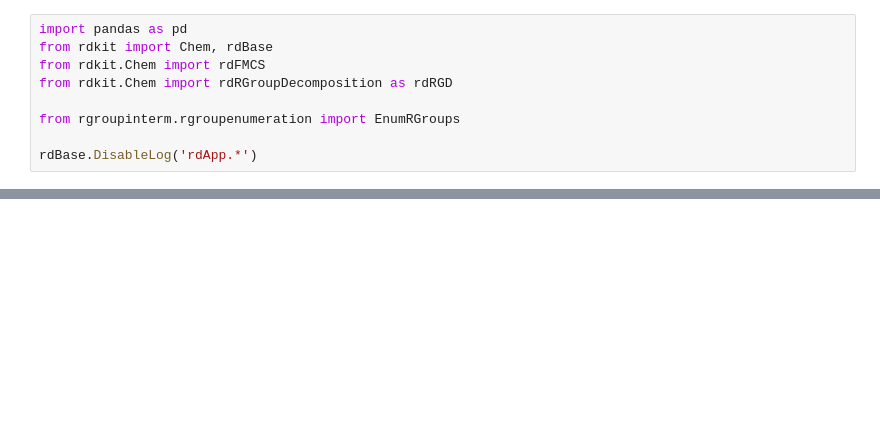
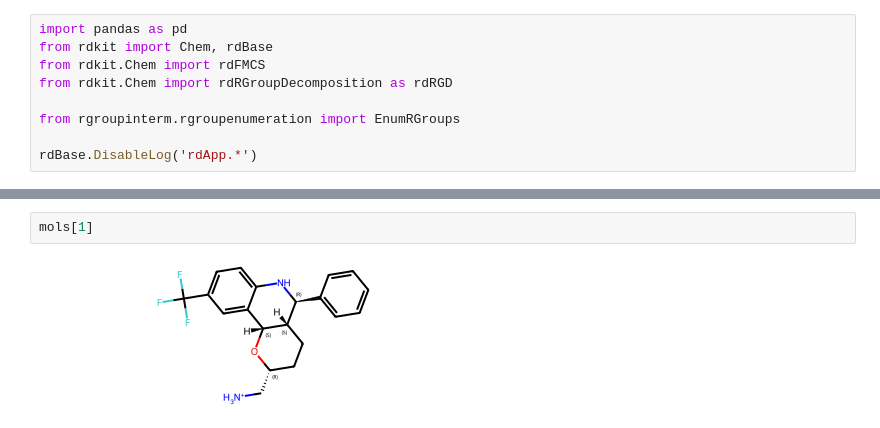
Before and after one commit to LindeSchoenmaker/IMERGE-FEP, a Jupyter notebook: preserving_chiralty.ipynb, the cells around one changed output, grey strips where cells are left out. Saved outputs shown, nothing was run; the diff lists cells and outputs as text; blank space fills up the shorter version.

```diff
--- a/preserving_chiralty.ipynb
+++ b/preserving_chiralty.ipynb
@@ -29,0 +79,4 @@ intermediates = df_interm['Intermediate'].tolist()
+# %%
+mols[1]
+# %% [output]
+[figure, added]
```
Also changed, not shown: parts of 38 cells of this notebook, 1 other file.
